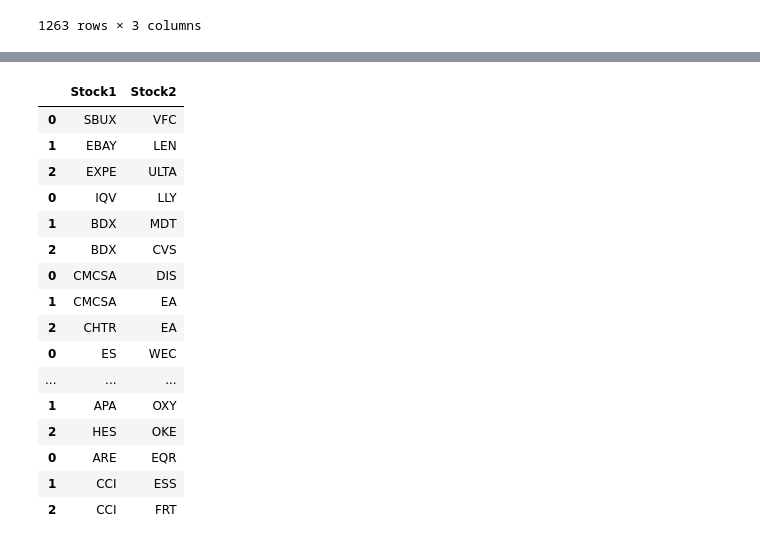
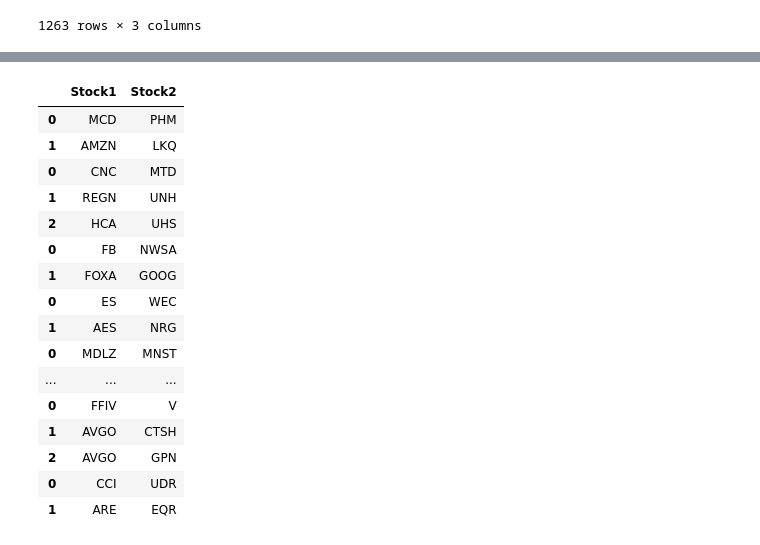
Before and after one commit to NandhithaR/PairsTrading, a Jupyter notebook: TradingSignal-KalmanFilter.ipynb, the cells around one changed output, grey strips where cells are left out. Cells and saved outputs as stored; diff of their text form; code cells hidden in the pictures.

```diff
--- a/TradingSignal-KalmanFilter.ipynb
+++ b/TradingSignal-KalmanFilter.ipynb
@@ -245,42 +227,44 @@ sectorDf
 sectors = sectorDf.columns
 # %%
 ##Consumer Discretionary
-ConsumerDiscretionaryDf = pd.DataFrame([['SBUX','VFC'],['EBAY','LEN'],['EXPE','ULTA']], columns = ['Stock1', 'Stock2'])
-HealthCareDf = pd.DataFrame([['IQV','LLY'],['BDX','MDT'],['BDX','CVS']], columns = ['Stock1', 'Stock2'])
-CommunicationServicesDf = pd.DataFrame([['CMCSA','DIS'],['CMCSA','EA'],['CHTR','EA']], columns = ['Stock1', 'Stock2'])
-UtilitiesDf = pd.DataFrame([['ES','WEC'],['DTE','EIX'],['CMS','XEL']], columns = ['Stock1', 'Stock2'])
-ConsumerStaplesDf = pd.DataFrame([['EL','KO'],['CLX','WBA'],['K','SJM']], columns = ['Stock1', 'Stock2'])
-MaterialsDf = pd.DataFrame([['FCX','MLM'],['FCX','VMC'],['FCX','SEE']], columns = ['Stock1', 'Stock2'])
-IndustrialsDf = pd.DataFrame([['GD','PH'],['CAT','RHI'],['CAT','UAL']], columns = ['Stock1', 'Stock2'])
-FinancialsDf = pd.DataFrame([['C','CMA'],['AMP','AXP'],['LNC','RF']], columns = ['Stock1', 'Stock2'])
-InformationTechnologyDf = pd.DataFrame([['FFIV','V'],['AVGO','CTSH'],['FFIV','STX']], columns = ['Stock1', 'Stock2'])
-EnergyDf = pd.DataFrame([['CVX','MRO'],['APA','OXY'],['HES','OKE']], columns = ['Stock1', 'Stock2'])
-RealEstateDf = pd.DataFrame([['ARE','EQR'],['CCI','ESS'],['CCI','FRT']], columns = ['Stock1', 'Stock2'])
+CommunicationServicesDf = pd.DataFrame([['FB','NWSA'],['FOXA','GOOG']], columns = ['Stock1', 'Stock2'])
+ConsumerDiscretionaryDf = pd.DataFrame([['MCD','PHM'],['AMZN','LKQ']], columns = ['Stock1', 'Stock2'])
+ConsumerStaplesDf = pd.DataFrame([['MDLZ', 'MNST'],['STZ', 'WBA']], columns = ['Stock1', 'Stock2'])
+IndustrialsDf = pd.DataFrame([['GD', 'PH'],['CHRW', 'PWR']], columns = ['Stock1', 'Stock2'])
+FinancialsDf = pd.DataFrame([['C', 'PRU'],['C', 'RF'],['C', 'USB']], columns = ['Stock1', 'Stock2'])
+InformationTechnologyDf = pd.DataFrame([['FFIV', 'V'],['AVGO', 'CTSH'],['AVGO', 'GPN']], columns = ['Stock1', 'Stock2'])
+MaterialsDf = pd.DataFrame([['FCX', 'NEM'],['LYB', 'NEM']], columns = ['Stock1', 'Stock2'])
+HealthCareDf = pd.DataFrame([['CNC', 'MTD'],['REGN', 'UNH'],['HCA', 'UHS']], columns = ['Stock1', 'Stock2'])
+RealEstateDf = pd.DataFrame([['CCI', 'UDR'] ,['ARE', 'EQR']], columns = ['Stock1', 'Stock2'])
+UtilitiesDf = pd.DataFrame([['ES', 'WEC'],['AES', 'NRG']], columns = ['Stock1', 'Stock2'])
 
-sectors = ['ConsumerDiscretionaryDf','HealthCareDf','CommunicationServicesDf','UtilitiesDf','ConsumerStaplesDf',
-           'MaterialsDf','IndustrialsDf','FinancialsDf','InformationTechnologyDf','EnergyDf','RealEstateDf']
+# EnergyDf = pd.DataFrame([['CVX','MRO'],['APA','OXY'],['HES','OKE']], columns = ['Stock1', 'Stock2'])
+
+
+# sectors = ['ConsumerDiscretionaryDf','HealthCareDf','CommunicationServicesDf','UtilitiesDf','ConsumerStaplesDf',
+#            'MaterialsDf','IndustrialsDf','FinancialsDf','InformationTechnologyDf','EnergyDf','RealEstateDf']
 # %%
 sectorDf = pd.concat([ConsumerDiscretionaryDf, HealthCareDf, CommunicationServicesDf, UtilitiesDf,ConsumerStaplesDf,
-                     MaterialsDf,IndustrialsDf, FinancialsDf, InformationTechnologyDf, EnergyDf, RealEstateDf ])
+                     MaterialsDf,IndustrialsDf, FinancialsDf, InformationTechnologyDf, RealEstateDf ])
 sectorDf
 # %% [output]
 |  | Stock1 | Stock2 |
-| 0 | SBUX | VFC |
-| 1 | EBAY | LEN |
-| 2 | EXPE | ULTA |
-| 0 | IQV | LLY |
-| 1 | BDX | MDT |
-| 2 | BDX | CVS |
-| 0 | CMCSA | DIS |
-| 1 | CMCSA | EA |
-| 2 | CHTR | EA |
+| 0 | MCD | PHM |
+| 1 | AMZN | LKQ |
+| 0 | CNC | MTD |
+| 1 | REGN | UNH |
+| 2 | HCA | UHS |
+| 0 | FB | NWSA |
+| 1 | FOXA | GOOG |
 | 0 | ES | WEC |
+| 1 | AES | NRG |
+| 0 | MDLZ | MNST |
 | ... | ... | ... |
-| 1 | APA | OXY |
-| 2 | HES | OKE |
-| 0 | ARE | EQR |
-| 1 | CCI | ESS |
-| 2 | CCI | FRT |
+| 0 | FFIV | V |
+| 1 | AVGO | CTSH |
+| 2 | AVGO | GPN |
+| 0 | CCI | UDR |
+| 1 | ARE | EQR |
 # %%
 sectorDf = sectorDf.reset_index(drop=True)
 sectorDf
```
Also changed, not shown: parts of 13 cells of this notebook.
